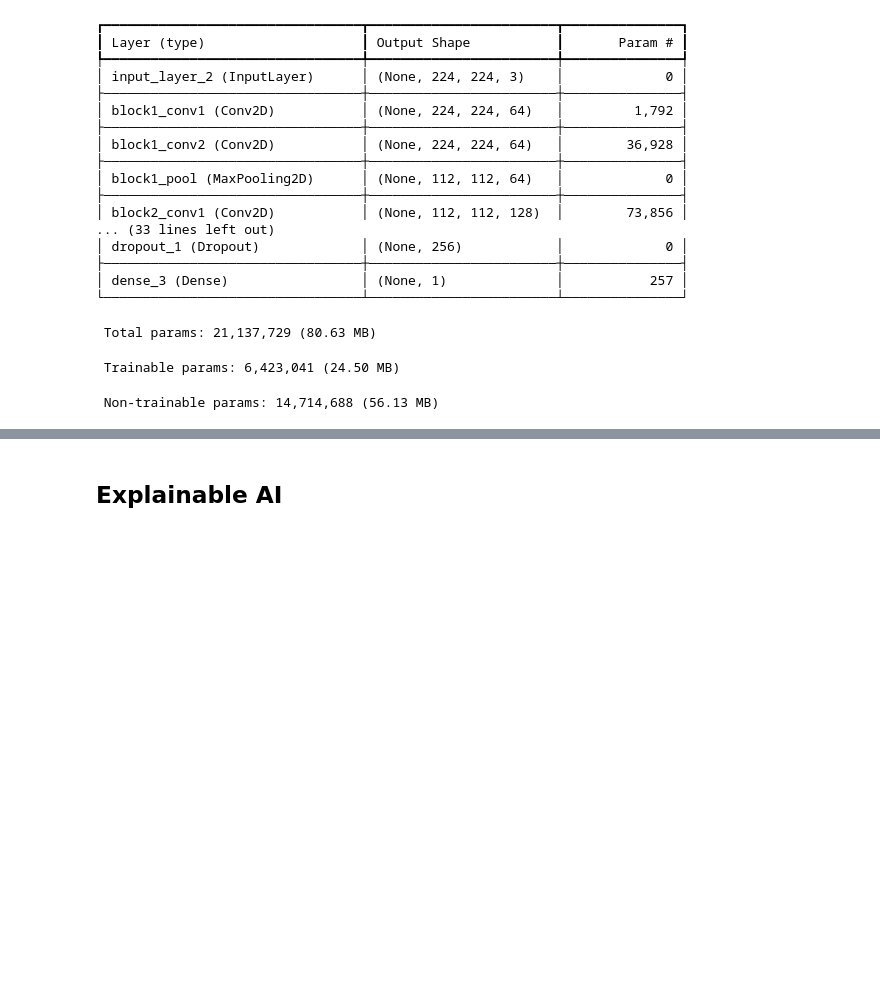
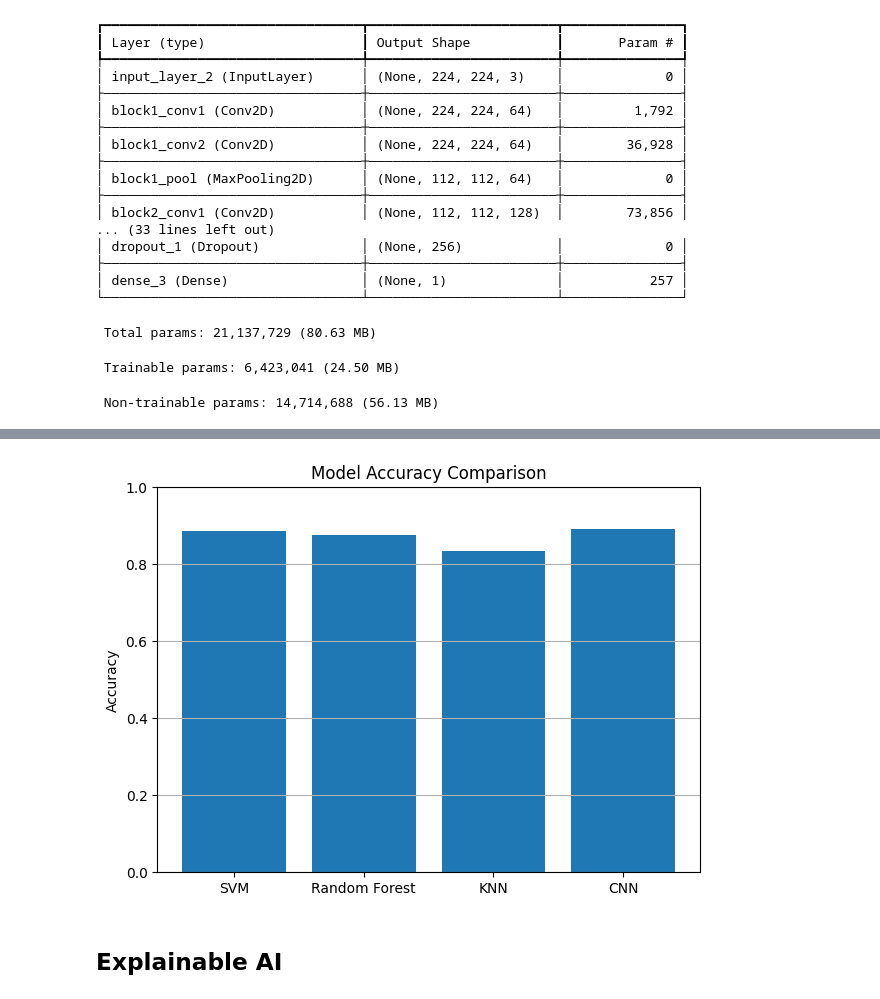
Before and after one commit to HiraNawaz2415/TERM-Project-Oral-Cancer-Detection, a Jupyter notebook: term-project-aihc.ipynb, the cells around one changed output, grey strips where cells are left out. Drawn from its saved outputs; the diff is of its cells as text; code cells hidden in the pictures; blank space fills up the shorter version.

```diff
--- a/term-project-aihc.ipynb
+++ b/term-project-aihc.ipynb
@@ -464,3 +507,22 @@ Model: "functional_1"
+# %%
+model_names = ["SVM", "Random Forest", "KNN", "CNN"]
+accuracies = [
+    accuracy_score(y_test, svm_pred),
+    accuracy_score(y_test, rf_pred),
+    accuracy_score(y_test, knn_pred),
+    accuracy_score(y_test, cnn_pred)
+]
+# %%
+## accuracy bar chart
+plt.figure(figsize=(7,5))
+plt.bar(model_names, accuracies)
+plt.ylabel("Accuracy")
+plt.title("Model Accuracy Comparison")
+plt.ylim(0, 1)
+plt.grid(axis='y')
+plt.show()
+# %% [output]
+[figure, added]
 # %% [markdown]
 ## Explainable AI
 # %%
```
Also changed, not shown: parts of 13 cells of this notebook.
